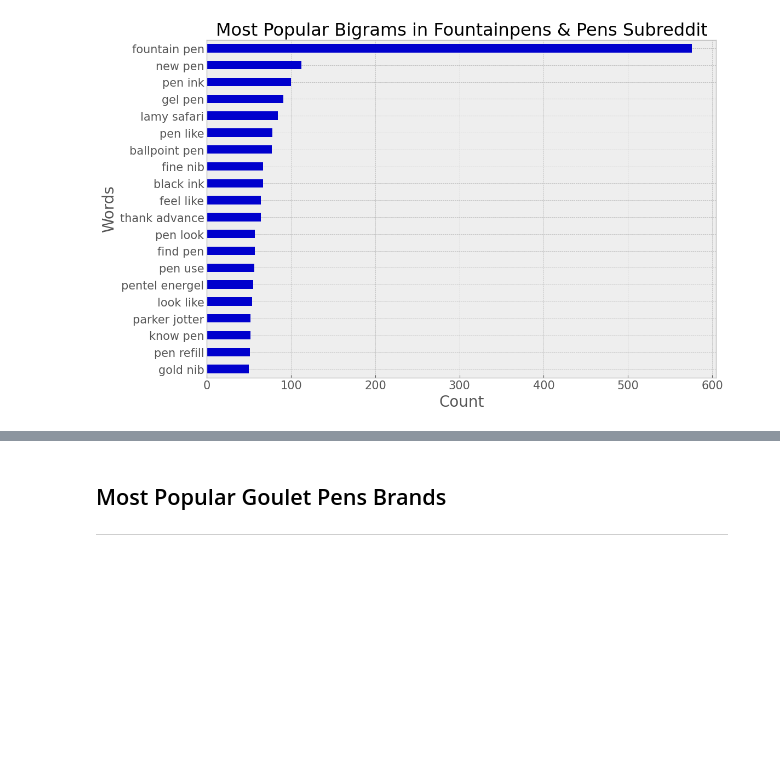
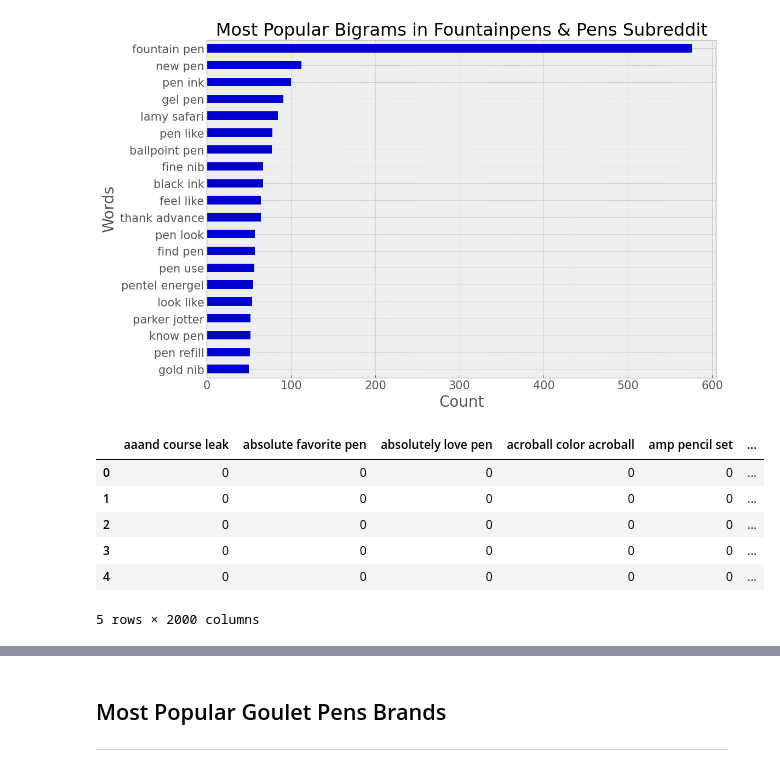
Before and after one commit to FragariaChemist/reddit_nlp_classifier, a Jupyter notebook: 07_eda_with_words.ipynb, the cells around one changed output, grey strips where cells are left out. Drawn from its saved outputs; the diff is of its cells as text; code cells hidden in the pictures; blank space fills up the shorter version.

```diff
--- a/07_eda_with_words.ipynb
+++ b/07_eda_with_words.ipynb
@@ -125,3 +125,22 @@ plt.title('Most Popular Bigrams in Fountainpens & Pens Subreddit', size = 23)
 plt.savefig('../project-3/plot_images/most_popular_bigrams.png', dpi = 192);
 # %% [output]
 [figure]
+# %%
+# Trigrams!
+trigram_cvec = CountVectorizer(max_features = 2000, ngram_range = (3,3))
+trigram_vectors = trigram_cvec.fit_transform(processed_words)
+
+#create a dataframe of trigram vectors and columns representing the words
+trigram_vec_df = pd.DataFrame(trigram_vectors.todense(),
+                     columns = trigram_cvec.get_feature_names_out())
+
+
+trigram_vec_df.head()
+# %% [output]
+|  | aaand course leak | absolute favorite pen | absolutely love pen | acroball color acroball | amp pencil set | ... |
+| 0 | 0 | 0 | 0 | 0 | 0 | ... |
+| 1 | 0 | 0 | 0 | 0 | 0 | ... |
+| 2 | 0 | 0 | 0 | 0 | 0 | ... |
+| 3 | 0 | 0 | 0 | 0 | 0 | ... |
+| 4 | 0 | 0 | 0 | 0 | 0 | ... |
+5 rows × 2000 columns
```
Also changed, not shown: parts of 5 cells of this notebook, 11 other files.
